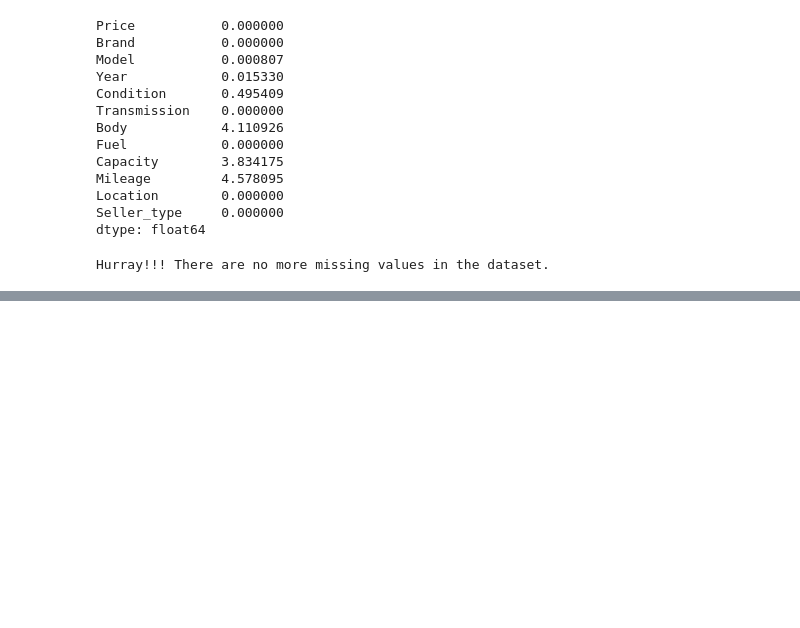
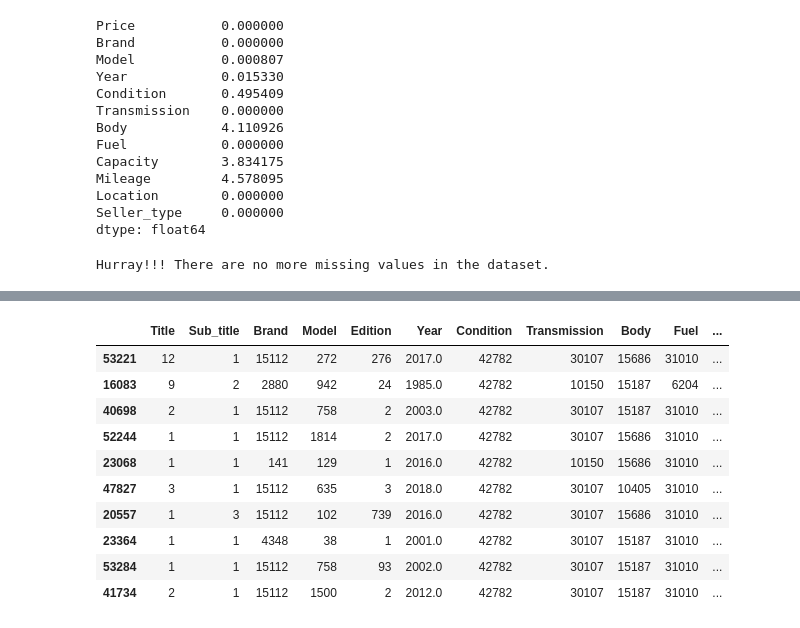
Before and after one commit to toobask/introtoAI1, a Jupyter notebook: notebook/IntroToAI_701_CourseWork_Amua_et_Tooba.ipynb, the cells around one changed output, grey strips where cells are left out. Drawn from its saved outputs; the diff is of its cells as text; code cells hidden in the pictures; blank space fills up the shorter version.

```diff
--- a/notebook/IntroToAI_701_CourseWork_Amua_et_Tooba.ipynb
+++ b/notebook/IntroToAI_701_CourseWork_Amua_et_Tooba.ipynb
@@ -953,0 +1021,15 @@ Hurray!!! There are no more missing values in the dataset.
+# %%
+#confirm changes
+vehicle_df.sample(10)
+# %% [output]
+|  | Title | Sub_title | Brand | Model | Edition | Year | Condition | Transmission | Body | Fuel | ... |
+| 53221 | 12 | 1 | 15112 | 272 | 276 | 2017.0 | 42782 | 30107 | 15686 | 31010 | ... |
+| 16083 | 9 | 2 | 2880 | 942 | 24 | 1985.0 | 42782 | 10150 | 15187 | 6204 | ... |
+| 40698 | 2 | 1 | 15112 | 758 | 2 | 2003.0 | 42782 | 30107 | 15187 | 31010 | ... |
+| 52244 | 1 | 1 | 15112 | 1814 | 2 | 2017.0 | 42782 | 30107 | 15686 | 31010 | ... |
+| 23068 | 1 | 1 | 141 | 129 | 1 | 2016.0 | 42782 | 10150 | 15686 | 31010 | ... |
+| 47827 | 3 | 1 | 15112 | 635 | 3 | 2018.0 | 42782 | 30107 | 10405 | 31010 | ... |
+| 20557 | 1 | 3 | 15112 | 102 | 739 | 2016.0 | 42782 | 30107 | 15686 | 31010 | ... |
+| 23364 | 1 | 1 | 4348 | 38 | 1 | 2001.0 | 42782 | 30107 | 15187 | 31010 | ... |
+| 53284 | 1 | 1 | 15112 | 758 | 93 | 2002.0 | 42782 | 30107 | 15187 | 31010 | ... |
+| 41734 | 2 | 1 | 15112 | 1500 | 2 | 2012.0 | 42782 | 30107 | 15187 | 31010 | ... |
```
Also changed, not shown: parts of 11 cells of this notebook.
